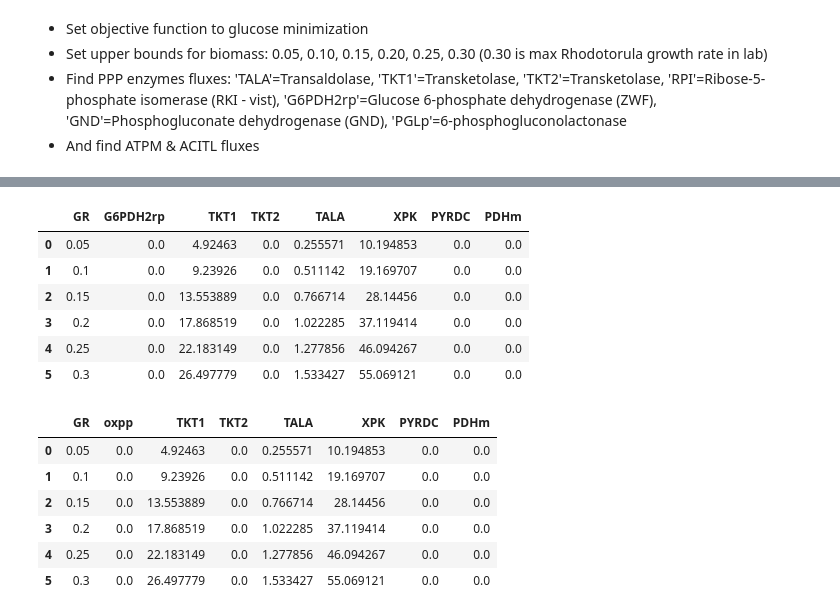
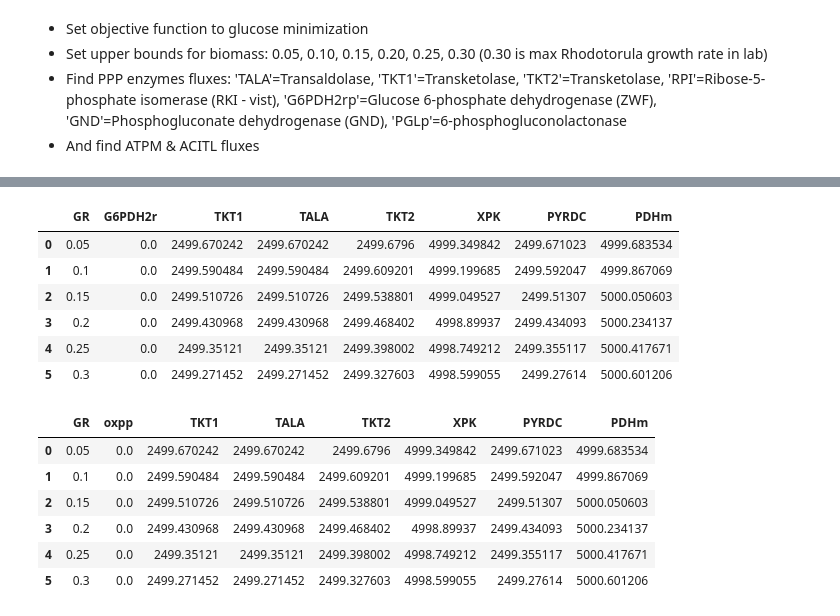
Before and after one commit to maivehanni/BSc_thesis, a Jupyter notebook: Python_scripts/PPPfluxes.ipynb, the cells around one changed output, grey strips where cells are left out. Drawn from its saved outputs; the diff is of its cells as text; code cells hidden in the pictures.

```diff
--- a/Python_scripts/PPPfluxes.ipynb
+++ b/Python_scripts/PPPfluxes.ipynb
@@ -21,9 +24,15 @@ model=cobra.io.read_sbml_model("C:\\Users\\Maive\\Desktop\\BSc_loputoo\\Model_fi
 # %%
 # Changing the objective function
-model.objective = "EX_glc__D_e"
-solution = model.optimize('minimize') # minimize the objective function
+model.objective = "BIOMASS_RT"
+# Change glucose bounds
+model.reactions.get_by_id("EX_glc__D_e").upper_bound = 9999
+model.reactions.get_by_id("EX_glc__D_e").lower_bound = -9999
+
+
+solution = model.optimize('maximize') # minimize the objective function
 solution.objective_value # get the objective value i.e flux of the objective function
 # print(model.objective.expression)
 # print(model.objective.direction)
 # solution
+# solution.fluxes.BIOMASS_RT or solution.objective_value to get biomass growth rate
 # %% [output]
@@ -52,12 +57,16 @@ all_fluxes
 2398 rows × 1 columns
 # %%
 # Get all fluxes on different GR
-GR_range= [0.05, 0.10, 0.15, 0.20, 0.25, 0.30]
-flux_values_specific_GR = pd.DataFrame(columns=['GR', *all_fluxes.index], index=range(len(GR_range))) #flux_values.index gives the row names column, * extracts the list of strings
+glucose_uptakes= np.array([-0.476, -1.114, -1.648, -2.305, -2.6619851, -3.1])
+flux_values_specific_glc_uptake = pd.DataFrame(columns=['Glucose uptake', *all_fluxes.index], index=range(len(glucose_uptakes))) #flux_values.index gives the row names column, * extracts the list of strings
+biomass_GR = []
 
-for i in range(len(GR_range)):
-    model.reactions.BIOMASS_RT.bounds = GR_range[i], GR_range[i]
-    solution = model.optimize('minimize')
-    flux_values_specific_GR.loc[i] = solution.fluxes[['BIOMASS_RT', *all_fluxes.index]].values
+for i in range(len(glucose_uptakes)):
+    model.reactions.EX_glc__D_e.bounds = glucose_uptakes[i], glucose_uptakes[i]
+    solution = model.optimize('maximize')
+    flux_values_specific_glc_uptake.loc[i] = solution.fluxes[['EX_glc__D_e', *all_fluxes.index]].values
+    biomass_GR += [solution.objective_value]
+flux_values_specific_glc_uptake.insert(0, 'Biomass growth rate', biomass_GR, True)
+
 # Example for finding a certain reaction flux: flux_values_specific_GR['EX_o2_e']
-# flux_values_specific_GR
+flux_values_specific_glc_uptake
@@ -63,0 +117,11 @@ for i in range(len(GR_range)):
+# %%
+# Get fluxes for PPP enzymes on specific glc uptake
+# add phosphoketolase 'XPK', pyruvate decarboxylase 'PYRDC', pyruvate dehydrogenase 'PDHm'
+
+enzymes = ['G6PDH2r', 'TKT1', 'TALA','TKT2', 'XPK','PYRDC','PDHm'] # Jätan välja 'PGLp'ja 'GND' (Chen23 PP tabelis oli G6PDH2r + PGLp, GND+RPI, TKT1, TKT2 ja TALA), aga 'RPE', 'FPK'??
+PPP_enzymes_fluxes = abs(fluxes_on_specific_glc_uptake(model, glucose_uptakes, enzymes))
+
+# Change G6PDH2rp column name to oxpp
+PPP_enzymes_fluxes = PPP_enzymes_fluxes.rename(columns = {'G6PDH2r': 'oxpp'})
+PPP_enzymes_fluxes
+PPP_enzymes_fluxes
@@ -64,5 +169,5 @@ for i in range(len(GR_range)):
 # %%
-def fluxes_on_specific_GR(model, GR_range, enzymes, minimize = True):
+def fluxes_on_specific_GR(model, GR_range, enzymes, minimize = False):
     fluxes = pd.DataFrame(columns=['GR', *enzymes], index=range(len(GR_range)))
     for i in range(len(GR_range)):
         model.reactions.BIOMASS_RT.bounds = GR_range[i], GR_range[i]
@@ -95,28 +198,28 @@ plt.show()
 # %%
 # Get fluxes for PPP enzymes
 # add phosphoketolase 'XPK', pyruvate decarboxylase 'PYRDC', pyruvate dehydrogenase 'PDHm'
 
 GR_range= [0.05, 0.10, 0.15, 0.20, 0.25, 0.30]
-enzymes = ['G6PDH2rp', 'TKT1', 'TKT2', 'TALA', 'XPK','PYRDC','PDHm'] # Jätan välja 'RPI', 'PGLp'ja 'GND'
+enzymes = ['G6PDH2r', 'TKT1', 'TALA','TKT2', 'XPK','PYRDC','PDHm'] # Jätan välja 'PGLp'ja 'GND' (Chen23 PP tabelis oli G6PDH2r + PGLp, GND+RPI, TKT1, TKT2 ja TALA), aga 'RPE', 'FPK'??
 PPP_enzymes_fluxes = abs(fluxes_on_specific_GR(model, GR_range, enzymes))
 PPP_enzymes_fluxes
 # %% [output]
-|  | GR | G6PDH2rp | TKT1 | TKT2 | TALA | XPK | PYRDC | PDHm |
-| 0 | 0.05 | 0.0 | 4.92463 | 0.0 | 0.255571 | 10.194853 | 0.0 | 0.0 |
-| 1 | 0.1 | 0.0 | 9.23926 | 0.0 | 0.511142 | 19.169707 | 0.0 | 0.0 |
-| 2 | 0.15 | 0.0 | 13.553889 | 0.0 | 0.766714 | 28.14456 | 0.0 | 0.0 |
-| 3 | 0.2 | 0.0 | 17.868519 | 0.0 | 1.022285 | 37.119414 | 0.0 | 0.0 |
-| 4 | 0.25 | 0.0 | 22.183149 | 0.0 | 1.277856 | 46.094267 | 0.0 | 0.0 |
-| 5 | 0.3 | 0.0 | 26.497779 | 0.0 | 1.533427 | 55.069121 | 0.0 | 0.0 |
+|  | GR | G6PDH2r | TKT1 | TALA | TKT2 | XPK | PYRDC | PDHm |
+| 0 | 0.05 | 0.0 | 2499.670242 | 2499.670242 | 2499.6796 | 4999.349842 | 2499.671023 | 4999.683534 |
+| 1 | 0.1 | 0.0 | 2499.590484 | 2499.590484 | 2499.609201 | 4999.199685 | 2499.592047 | 4999.867069 |
+| 2 | 0.15 | 0.0 | 2499.510726 | 2499.510726 | 2499.538801 | 4999.049527 | 2499.51307 | 5000.050603 |
+| 3 | 0.2 | 0.0 | 2499.430968 | 2499.430968 | 2499.468402 | 4998.89937 | 2499.434093 | 5000.234137 |
+| 4 | 0.25 | 0.0 | 2499.35121 | 2499.35121 | 2499.398002 | 4998.749212 | 2499.355117 | 5000.417671 |
+| 5 | 0.3 | 0.0 | 2499.271452 | 2499.271452 | 2499.327603 | 4998.599055 | 2499.27614 | 5000.601206 |
 # %%
 # Change G6PDH2rp column name to oxpp
-PPP_enzymes_fluxes = PPP_enzymes_fluxes.rename(columns = {'G6PDH2rp': 'oxpp'})
+PPP_enzymes_fluxes = PPP_enzymes_fluxes.rename(columns = {'G6PDH2r': 'oxpp'})
 PPP_enzymes_fluxes
 # %% [output]
-|  | GR | oxpp | TKT1 | TKT2 | TALA | XPK | PYRDC | PDHm |
-| 0 | 0.05 | 0.0 | 4.92463 | 0.0 | 0.255571 | 10.194853 | 0.0 | 0.0 |
-| 1 | 0.1 | 0.0 | 9.23926 | 0.0 | 0.511142 | 19.169707 | 0.0 | 0.0 |
-| 2 | 0.15 | 0.0 | 13.553889 | 0.0 | 0.766714 | 28.14456 | 0.0 | 0.0 |
-| 3 | 0.2 | 0.0 | 17.868519 | 0.0 | 1.022285 | 37.119414 | 0.0 | 0.0 |
-| 4 | 0.25 | 0.0 | 22.183149 | 0.0 | 1.277856 | 46.094267 | 0.0 | 0.0 |
-| 5 | 0.3 | 0.0 | 26.497779 | 0.0 | 1.533427 | 55.069121 | 0.0 | 0.0 |
+|  | GR | oxpp | TKT1 | TALA | TKT2 | XPK | PYRDC | PDHm |
+| 0 | 0.05 | 0.0 | 2499.670242 | 2499.670242 | 2499.6796 | 4999.349842 | 2499.671023 | 4999.683534 |
+| 1 | 0.1 | 0.0 | 2499.590484 | 2499.590484 | 2499.609201 | 4999.199685 | 2499.592047 | 4999.867069 |
+| 2 | 0.15 | 0.0 | 2499.510726 | 2499.510726 | 2499.538801 | 4999.049527 | 2499.51307 | 5000.050603 |
+| 3 | 0.2 | 0.0 | 2499.430968 | 2499.430968 | 2499.468402 | 4998.89937 | 2499.434093 | 5000.234137 |
+| 4 | 0.25 | 0.0 | 2499.35121 | 2499.35121 | 2499.398002 | 4998.749212 | 2499.355117 | 5000.417671 |
+| 5 | 0.3 | 0.0 | 2499.271452 | 2499.271452 | 2499.327603 | 4998.599055 | 2499.27614 | 5000.601206 |
```
Also changed, not shown: parts of 15 cells of this notebook, 34 other files.
